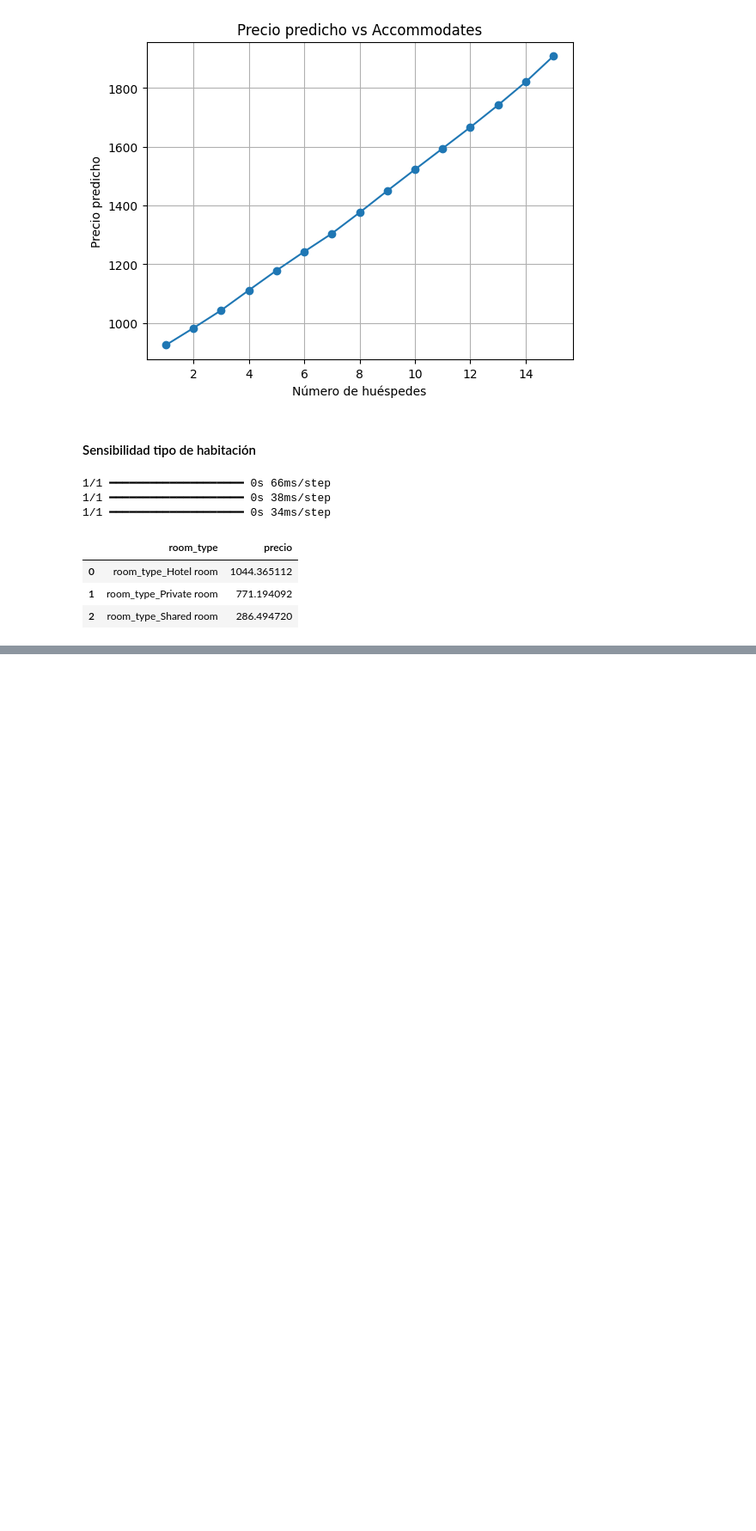
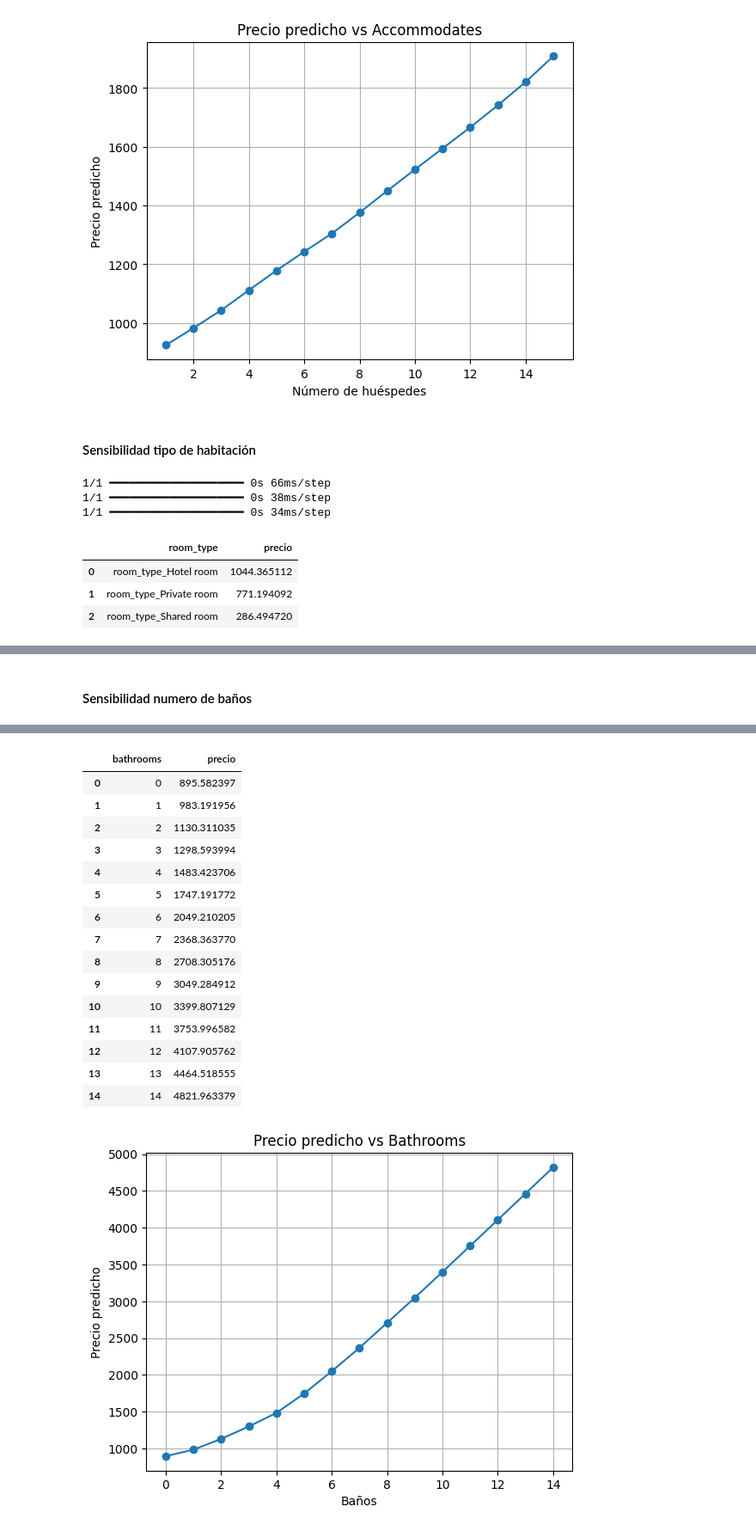
Before and after one commit to NathaMore/Proyecto2-ACTD, a Jupyter notebook: Modelo predictivo Uniandes/Airbnb_CDMX p1.ipynb, the cells around one changed output, grey strips where cells are left out. Shown at 86% size. Cells and saved outputs as stored; diff of their text form; code cells hidden in the pictures; blank space fills up the shorter version.

```diff
--- a/Modelo predictivo Uniandes/Airbnb_CDMX p1.ipynb
+++ b/Modelo predictivo Uniandes/Airbnb_CDMX p1.ipynb
@@ -911,0 +949,21 @@ display(df_room)
+# %% [markdown]
+#### Sensibilidad numero de baños
+# %%
+resultados_bathrooms = []
+
+for b in range(0, 15):  # 1.0, 1.5, 2.0, ..., 4.0
+    sim = base_df.copy()
+    sim["bathrooms"] = b
+    precio = predecir(sim)
+    resultados_bathrooms.append({"bathrooms": b, "precio": precio})
+
+df_bath = pd.DataFrame(resultados_bathrooms)
+display(df_bath)
+
+plt.plot(df_bath["bathrooms"], df_bath["precio"], marker="o")
+plt.title("Precio predicho vs Bathrooms")
+plt.xlabel("Baños")
+plt.ylabel("Precio predicho")
+plt.grid(True)
+plt.show()
+# %% [output]
@@ -911,0 +985,17 @@ display(df_room)
+|  | bathrooms | precio |
+| 0 | 0 | 895.582397 |
+| 1 | 1 | 983.191956 |
+| 2 | 2 | 1130.311035 |
+| 3 | 3 | 1298.593994 |
+| 4 | 4 | 1483.423706 |
+| 5 | 5 | 1747.191772 |
+| 6 | 6 | 2049.210205 |
+| 7 | 7 | 2368.363770 |
+| 8 | 8 | 2708.305176 |
+| 9 | 9 | 3049.284912 |
+| 10 | 10 | 3399.807129 |
+| 11 | 11 | 3753.996582 |
+| 12 | 12 | 4107.905762 |
+| 13 | 13 | 4464.518555 |
+| 14 | 14 | 4821.963379 |
+[figure, added]
```
Also changed, not shown: parts of 3 cells of this notebook.
